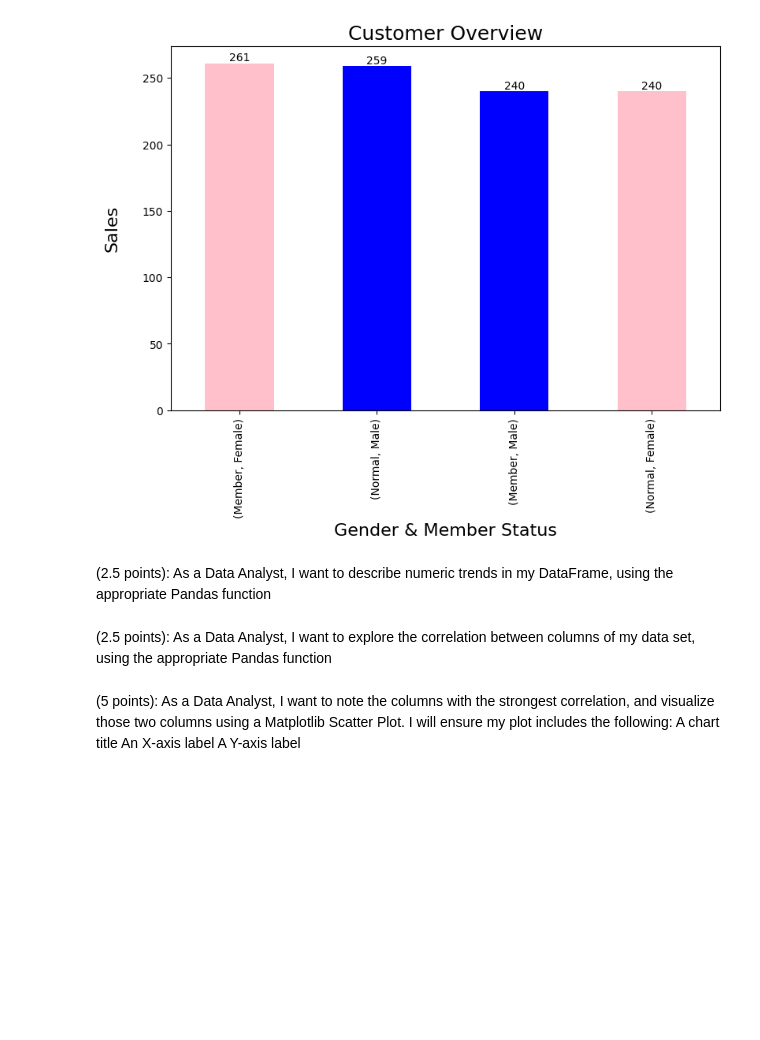
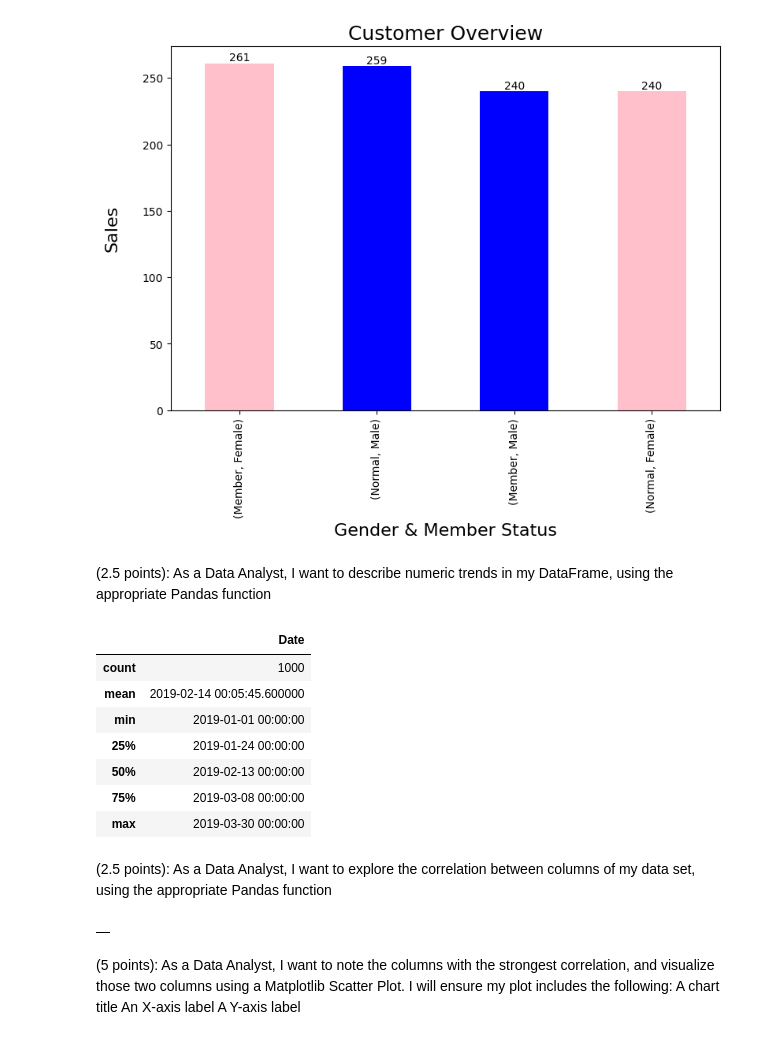
Before and after one commit to anbenbow/Exploratory-Data-Analysis-Part-1-2, a Jupyter notebook: Exploratory Data Analysis Part 1 & 2.ipynb, the cells around one changed output. Cells and saved outputs as stored; diff of their text form; code cells hidden in the pictures; blank space fills up the shorter version.

```diff
--- a/Exploratory Data Analysis Part 1 & 2.ipynb
+++ b/Exploratory Data Analysis Part 1 & 2.ipynb
@@ -131,8 +131,24 @@ member_gender_chart.bar_label(member_gender_chart.containers[0]);
 [figure]
 # %% [markdown]
 (2.5 points): As a Data Analyst, I want to describe numeric trends in my DataFrame, using the appropriate Pandas function
+# %%
+
+deduped_df.describe(datetime_is_numeric=True)
+# %% [output]
+|  | Date |
+| count | 1000 |
+| mean | 2019-02-14 00:05:45.600000 |
+| min | 2019-01-01 00:00:00 |
+| 25% | 2019-01-24 00:00:00 |
+| 50% | 2019-02-13 00:00:00 |
+| 75% | 2019-03-08 00:00:00 |
+| max | 2019-03-30 00:00:00 |
 # %% [markdown]
 (2.5 points): As a Data Analyst, I want to explore the correlation between columns of my data set, using the appropriate Pandas function
+# %%
+deduped_df.corr()
+# %% [output]
+|  |
 # %% [markdown]
 (5 points): As a Data Analyst, I want to note the columns with the strongest correlation, and visualize those two columns using a Matplotlib Scatter Plot.  I will ensure my plot includes the following:
 A chart title
```
Also changed, not shown: parts of 4 cells of this notebook.
